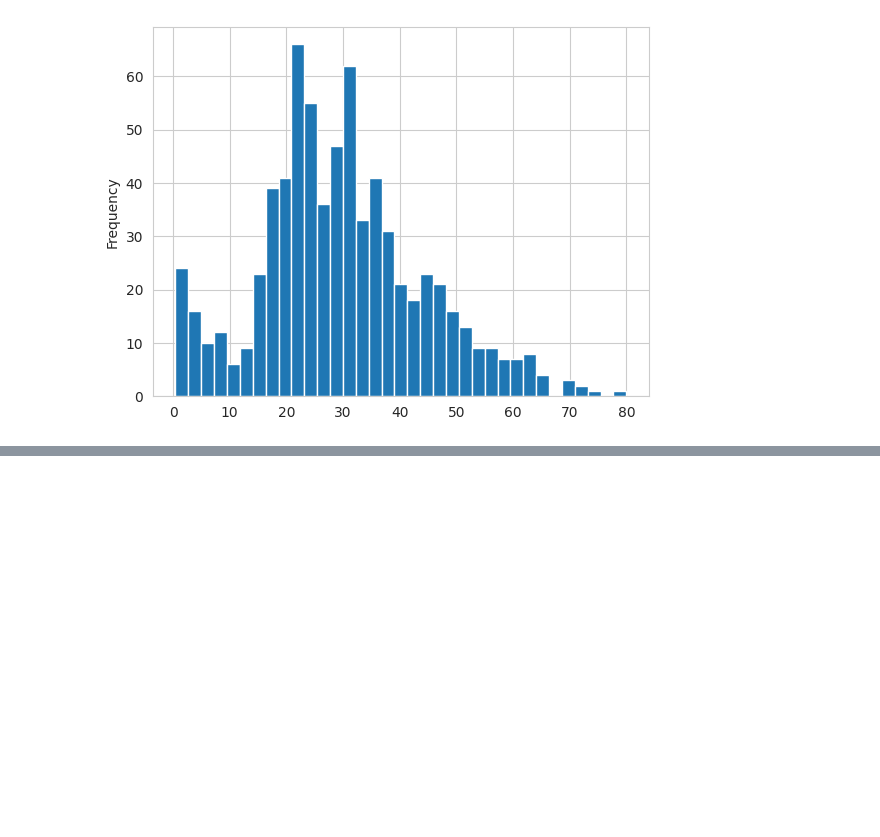
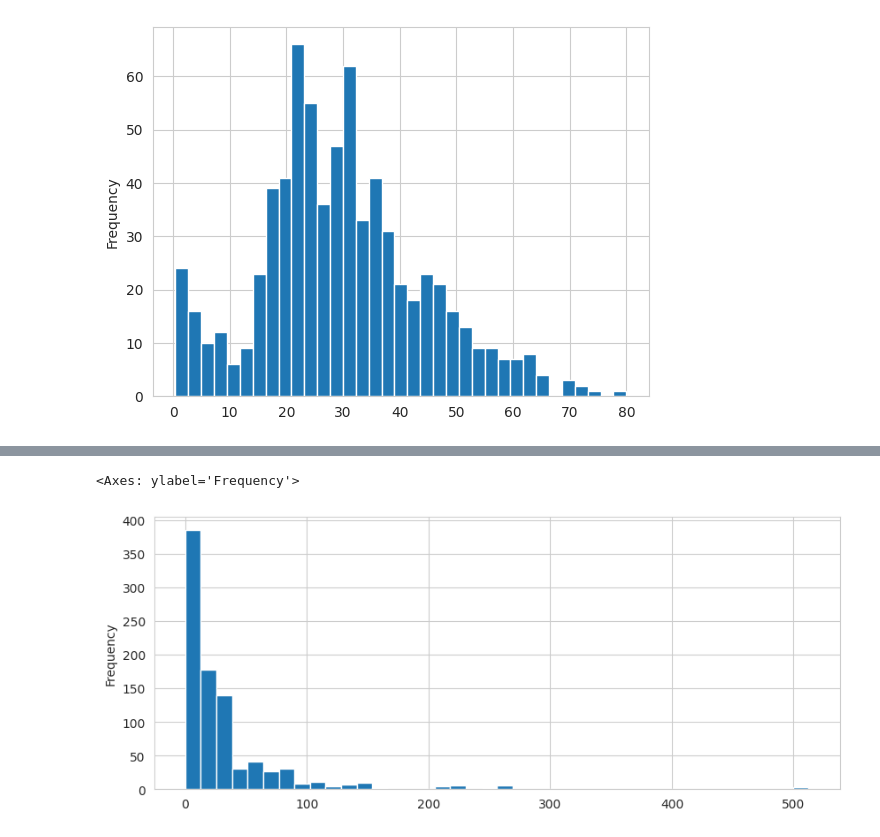
Before and after one commit to AnjaliBiju/Machine-Learning-Colab, a Jupyter notebook: Logistic_Regression.ipynb, the cells around one changed output, grey strips where cells are left out. Drawn from its saved outputs; the diff is of its cells as text; code cells hidden in the pictures; blank space fills up the shorter version.

```diff
--- a/Logistic_Regression.ipynb
+++ b/Logistic_Regression.ipynb
@@ -103,0 +135,6 @@ train['Age'].plot.hist(bins=35)
+# %%
+#to see how much people paid
+train['Fare'].plot.hist(bins=40,figsize=(10,4))
+# %% [output]
+<Axes: ylabel='Frequency'>
+[figure, added]
```
Also changed, not shown: parts of 39 cells of this notebook.
